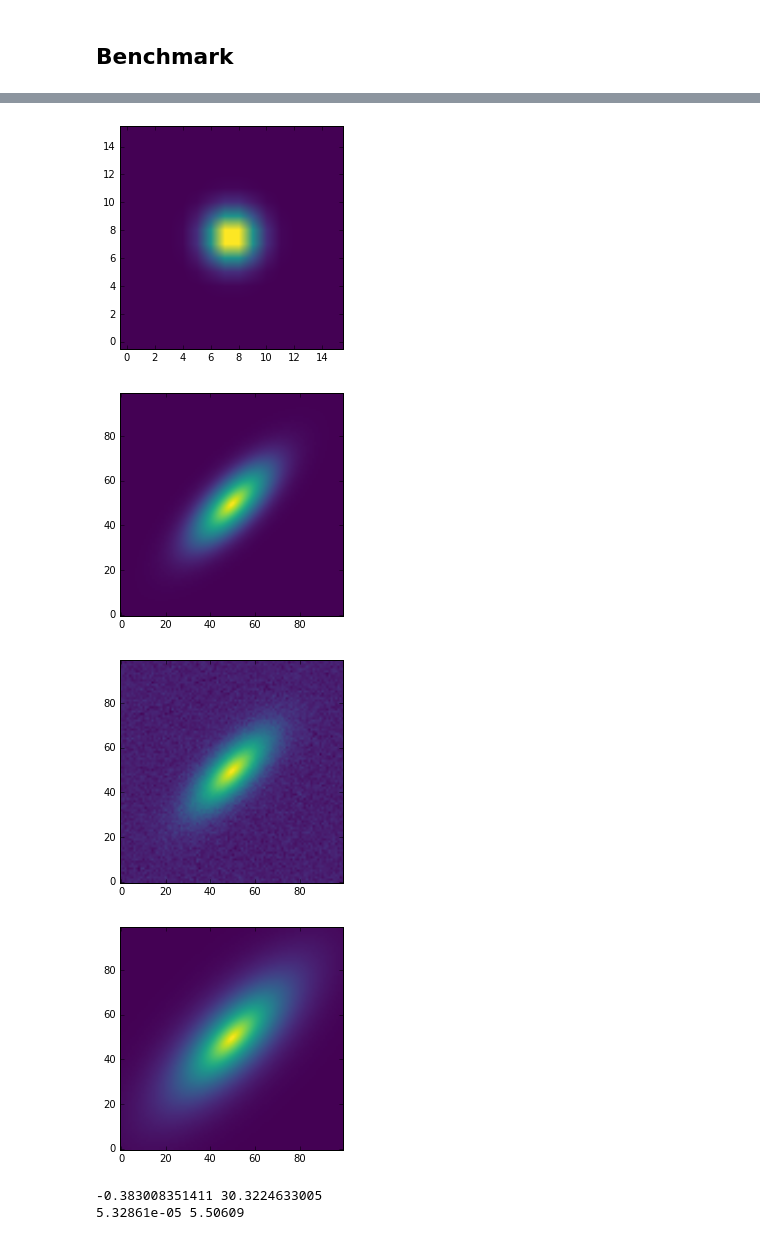
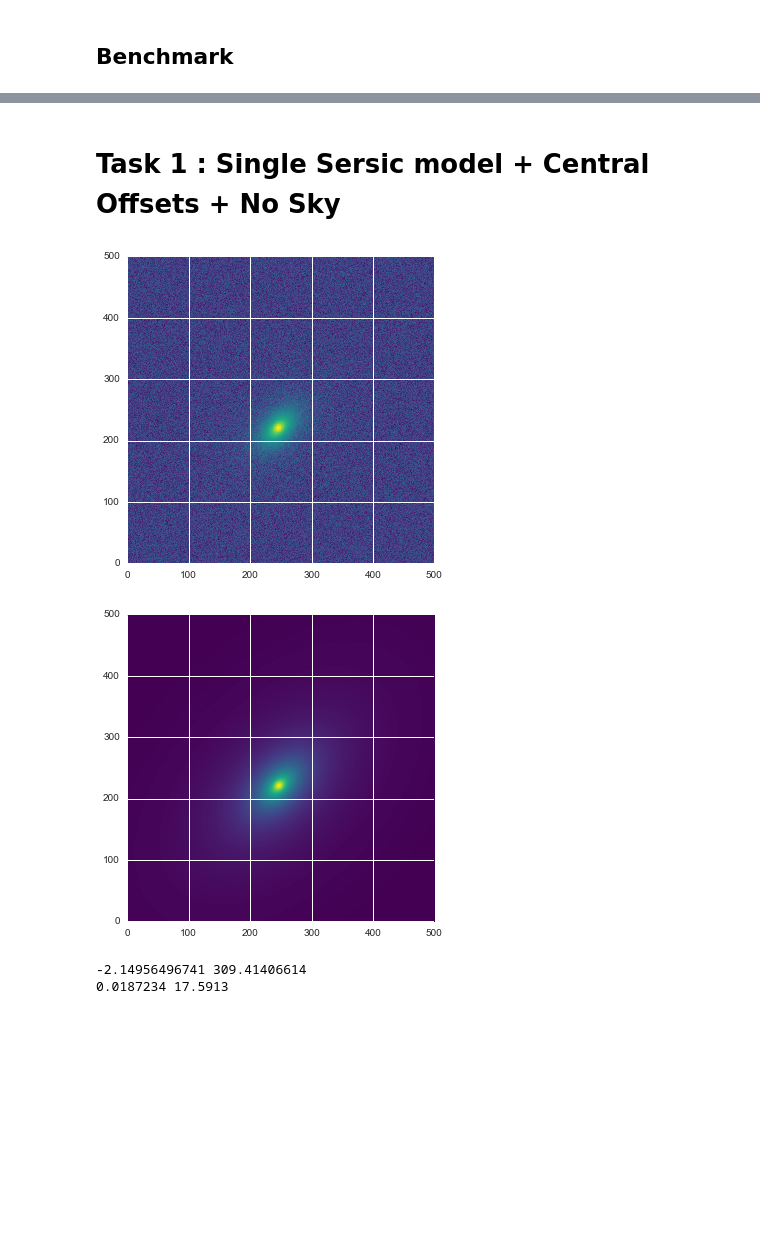
Before and after one commit to dr-guangtou/kungpao, a Jupyter notebook: notes/ellipExample.ipynb, the cells around one changed output, grey strips where cells are left out. Cells and saved outputs as stored; diff of their text form; code cells hidden in the pictures; blank space fills up the shorter version.

Commit message:
More serious single Sersic test

```diff
--- a/notes/ellipExample.ipynb
+++ b/notes/ellipExample.ipynb
@@ -213,52 +374,56 @@ ss = rand.random_sample([2000, 2000]) * 0.5
+# %% [markdown]
+# Task 1 : Single Sersic model + Central Offsets + No Sky
 # %%
 # Based on example provided by COSMOSCatalog() reference page
 
-#
-im_size = 100
-pix_scale = 0.05
-zp = 25.94
-exptime = 200.0
+#=============================================================================#
+
+# Observation related parameter
+im_size = 500
+nx, ny = 500, 500
+pix_scale = 1.0
+zp = 27.0
+exptime = 240.0
 
 # Test model
-mag_true = 22.5
-reff_true = 0.4
-nser_true = 1.0
-q_true = 0.4
+xcen_true = 246.6
+ycen_true = 221.4
+mag_true = 21.0
+reff_true = 10.0
+nser_true = 4.0
+q_true = 0.6
 pa_true = 45.0
+truths = [xcen_true, ycen_true, mag_true, reff_true, nser_true, q_true, pa_true]
+
+#=============================================================================#
 
 # PSF model
-psf = galsim.Gaussian(fwhm=2.0)
-
-plt.imshow((psf.drawImage()).array, origin='lower', cmap=cmap1)
-plt.show()
+psf = galsim.Gaussian(fwhm=6.0)
 
 # Sersic galaxy model
-galaxy = galsimSersic(mag2Flux(mag_true, zp, 1.0), reff_true,
+galaxy = singleSersic(xcen_true, ycen_true,
+                      mag2Flux(mag_true, zp, 1.0), reff_true,
                       nser_true, q_true, pa_true,
-                      im_size, im_size, psf=psf, scale=pix_scale,
-                      exptime=exptime, trunc=0)
-
-plt.imshow(np.arcsinh(galaxy), origin='lower', cmap=cmap1)
-plt.show()
+                      nx, ny, psf=psf, scale=pix_scale,
+                      exptime=exptime)
 
 # Image with noise
-data = galaxy + np.random.normal(0.0, 0.1, [im_size, im_size])
+data = galaxy + np.random.normal(0.0, 0.5, [im_size, im_size])
 
-plt.imshow(np.arcsinh(data), origin='lower', cmap=cmap1)
+plt.imshow(np.arcsinh(data), origin='lower', cmap=cmap1, interpolation='none')
 plt.show()
 
 # Sigma image
-sigma = np.sqrt(galaxy + 1e-10)
+sigma = np.sqrt(galaxy) + 1e-3
 
 plt.imshow(np.arcsinh(sigma), origin='lower', cmap=cmap1)
 plt.show()
 
+## Min, Max
 print(np.min(data), np.max(data))
 print(np.min(sigma), np.max(sigma))
 # %% [output]
-[figure, old version]
+[figure, new version]
-[figure, old version]
+[figure, new version]
-[figure, removed]
-[figure, removed]
--0.383008351411 30.3224633005
-5.32861e-05 5.50609
+-2.14956496741 309.41406614
+0.0187234 17.5913
```
Also changed, not shown: parts of 30 cells of this notebook.
